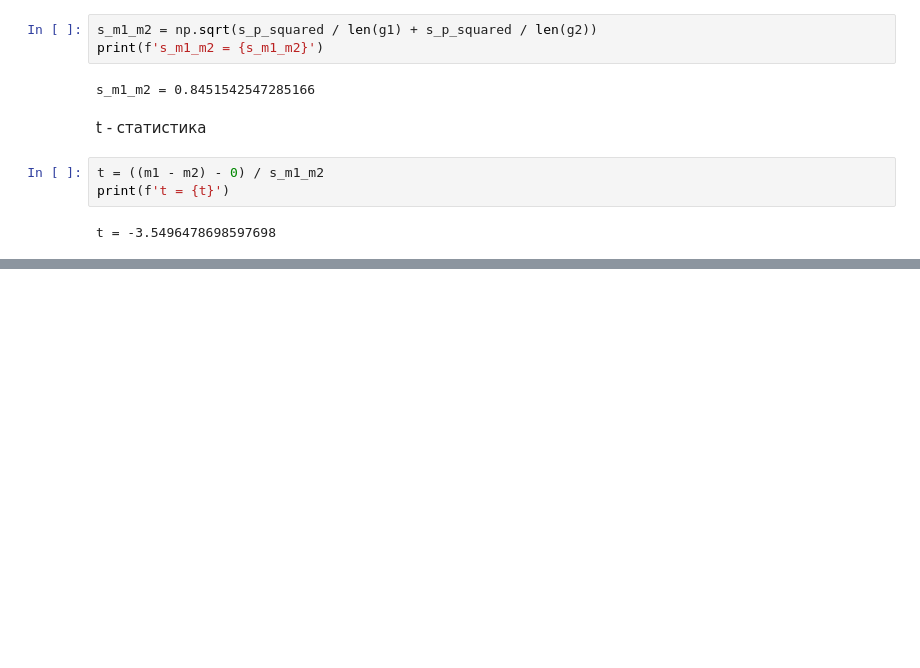
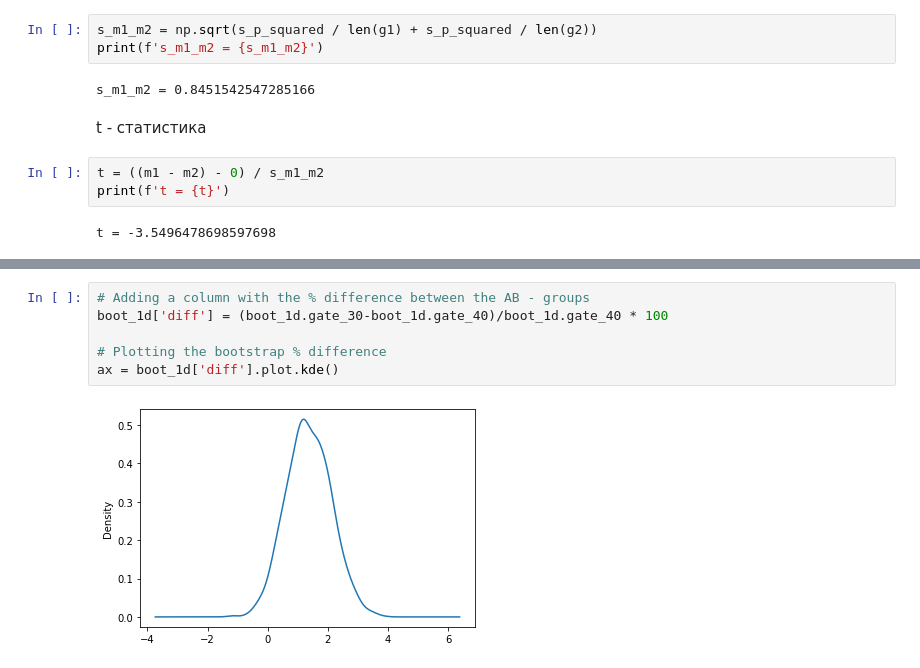
Before and after one commit to adwiza/machine_learning, a Jupyter notebook: ml_26-AB tests.ipynb, the cells around one changed output, grey strips where cells are left out. Cells and saved outputs as stored; diff of their text form; blank space fills up the shorter version.

```diff
--- a/ml_26-AB tests.ipynb
+++ b/ml_26-AB tests.ipynb
@@ -212,0 +341,8 @@ t = -3.5496478698597698
+# %%
+# Adding a column with the % difference between the AB - groups
+boot_1d['diff'] = (boot_1d.gate_30-boot_1d.gate_40)/boot_1d.gate_40 * 100
+
+# Plotting the bootstrap % difference
+ax = boot_1d['diff'].plot.kde()
+# %% [output]
+[figure, added]
```
Also changed, not shown: parts of 20 cells of this notebook.
